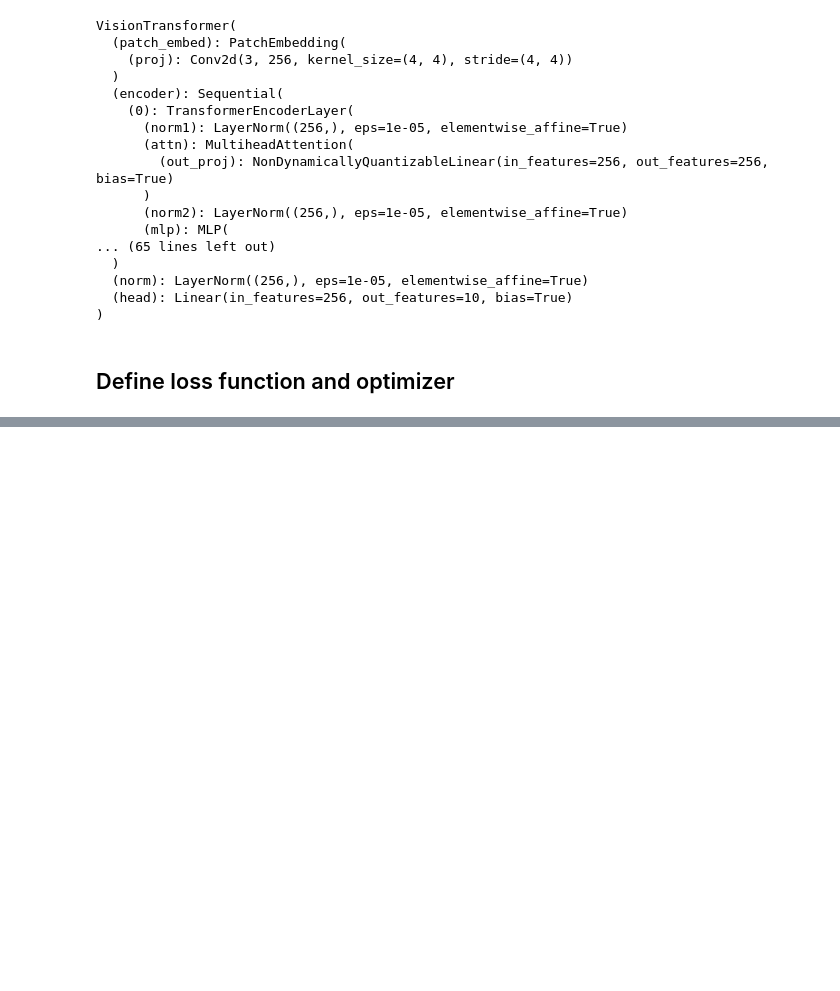
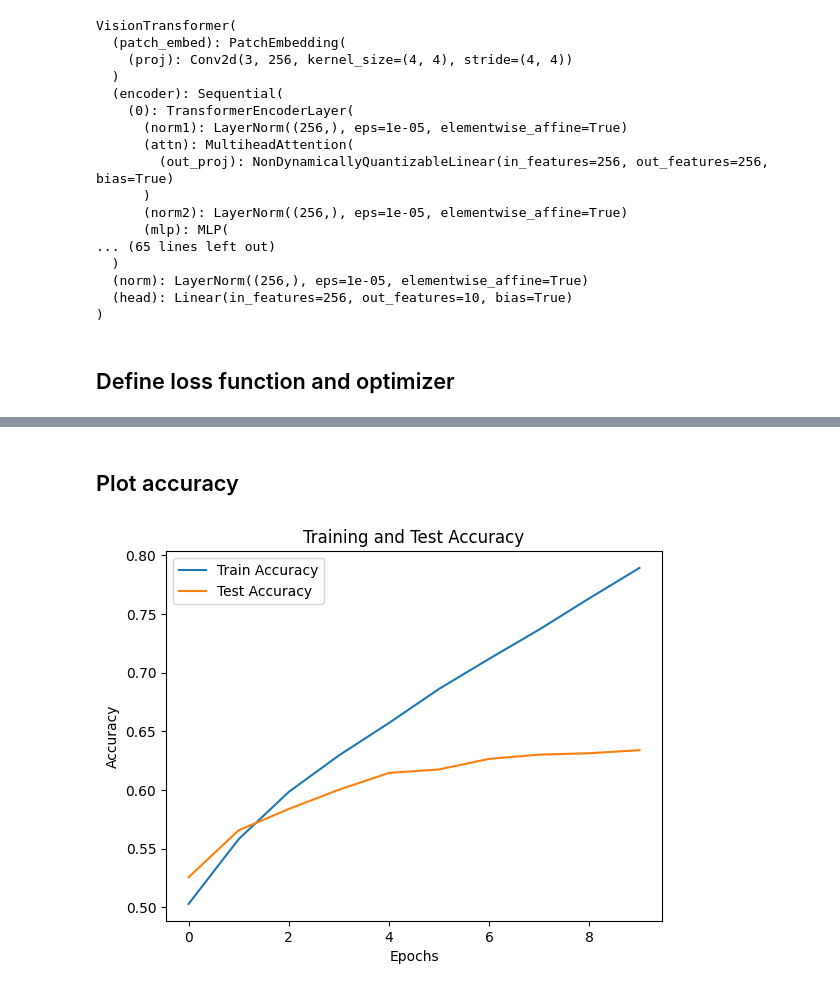
Before and after one commit to Swanger-Iz/ML_pytorch_lessons, a Jupyter notebook: vision_transformers/vit_cifar10.ipynb, the cells around one changed output, grey strips where cells are left out. Saved outputs shown, nothing was run; the diff lists cells and outputs as text; code cells hidden in the pictures; blank space fills up the shorter version.

Commit message:
Fitted the model

```diff
--- a/vision_transformers/vit_cifar10.ipynb
+++ b/vision_transformers/vit_cifar10.ipynb
@@ -286,3 +286,8 @@ VisionTransformer(
 )
 # %% [markdown]
 ## Define loss function and optimizer
+# %%
+criterion = nn.CrossEntropyLoss()
+optimizer = optim.Adam(params=model.parameters(), lr=learning_rate)    # lr = 0.0003
+
+optimizer
@@ -288,0 +338,16 @@ VisionTransformer(
+# %%
+def evaluate(model, loader):
+    model.eval()
+    total_loss, correct_preds = 0, 0
+
+    torch.inference_mode()    # with torch.no_grad()
+    for batch, targets in loader:
+        batch, targets = batch.to(device), targets.to(device)
+
+        out = model(batch)
+        loss = criterion(out, targets)
+
+        total_loss += loss.item() * batch.size(0)
+        correct_preds += (out.argmax(dim=1) == targets).sum().item()
+
+    return total_loss / len(loader.dataset), correct_preds / len(loader.dataset)
@@ -288,0 +358,14 @@ VisionTransformer(
+# %%
+total_train_acc, total_test_acc = [], []
+total_train_loss, total_test_loss = [], []
+
+# epochs = 10
+
+for epoch in tqdm(range(epochs)):
+    train_loss, train_acc = train(model, train_dl, optimizer, criterion)
+    test_loss, test_acc = evaluate(model, test_dl)
+
+    total_train_acc.append(train_acc); total_train_loss.append(train_loss)
+    total_test_acc.append(test_acc); total_test_loss.append(test_loss)
+
+    print(f"Epoch: {epoch+1}/{epochs} | Train accuracy: {train_acc:.4f}%, Train loss: {train_loss:.4f} | Test accuracy: {test_acc:.4f}%, Test loss: {test_loss:.4f}")
@@ -288,0 +429,14 @@ VisionTransformer(
+# %% [markdown]
+## Plot accuracy
+# %%
+plt.plot(total_train_acc, label="Train Accuracy")
+plt.plot(total_test_acc, label="Test Accuracy")
+
+plt.xlabel("Epochs")
+plt.ylabel("Accuracy")
+
+plt.legend()
+plt.title("Training and Test Accuracy")
+plt.show()
+# %% [output]
+[figure, added]
```
Also changed, not shown: parts of 10 cells of this notebook, 1 other file.
